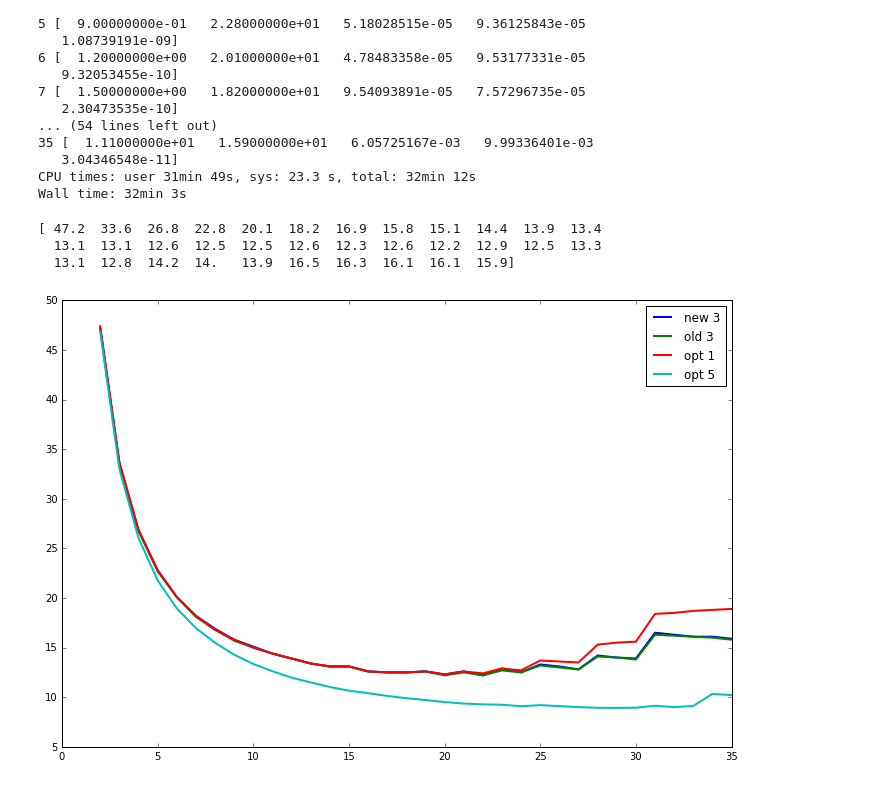
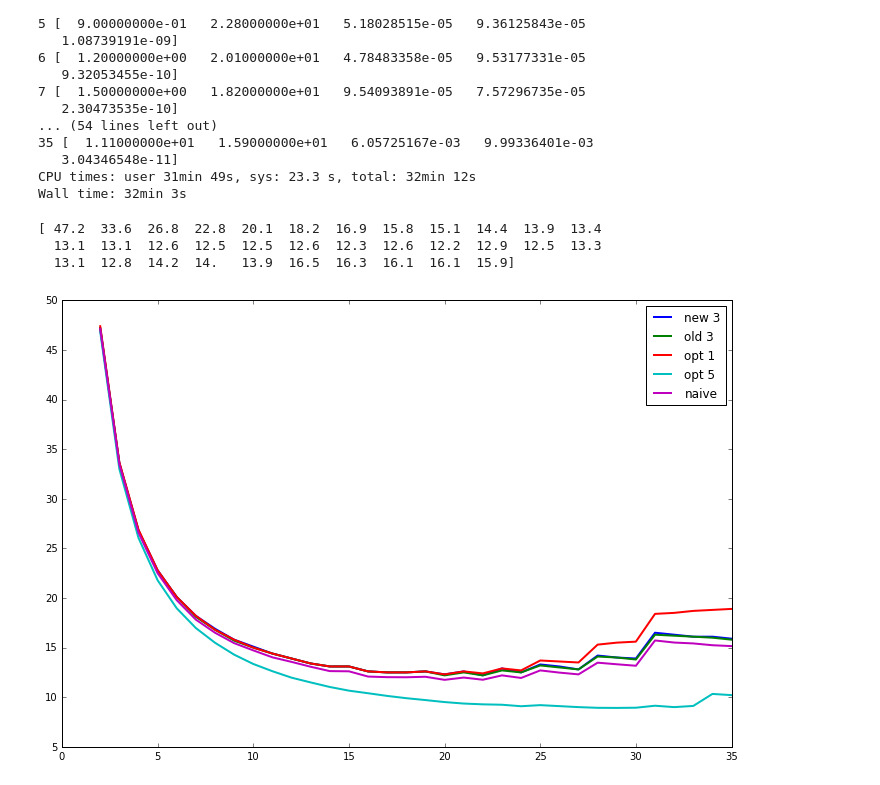
Before and after one commit to Lahaela/research-sahai, a Jupyter notebook: 160705/160705 Optimize Try 2.ipynb, the cells around one changed output. Drawn from its saved outputs; the diff is of its cells as text; code cells hidden in the pictures.

```diff
--- a/160705/160705 Optimize Try 2.ipynb
+++ b/160705/160705 Optimize Try 2.ipynb
@@ -577,18 +577,25 @@ for N in user_range:
    3.04346548e-11]
 CPU times: user 31min 49s, sys: 23.3 s, total: 32min 12s
 Wall time: 32min 3s
+# %%
+naive_shannon_waterfall = array([ 47.12,  33.48,  26.59,  22.5 ,  19.78,  17.82,  16.5 ,  15.45,
+        14.72,  14.02,  13.56,  13.07,  12.63,  12.61,  12.08,  12.02,
+        12.01,  12.06,  11.75,  11.98,  11.76,  12.2 ,  11.94,  12.7 ,
+        12.48,  12.3 ,  13.48,  13.32,  13.17,  15.72,  15.51,  15.42,
+        15.24,  15.15])
 # %%
 figure(figsize=(12,8))
 plot(user_range, optimize_3_data_2[:,1], lw=2.0, label='new 3')
 plot(user_range, optimize_3_data[:,1], lw=2.0, label='old 3')
 plot(user_range, optimize_1_data[:,1], lw=2.0, label='opt 1')
 plot(user_range, optimize_5_data[:,1], lw=2.0, label='opt 5')
+plot(user_range, naive_shannon_waterfall, lw=2.0, label='naive')
 legend(loc=0)
 print optimize_3_data_2[:,1]
 # %% [output]
 [ 47.2  33.6  26.8  22.8  20.1  18.2  16.9  15.8  15.1  14.4  13.9  13.4
   13.1  13.1  12.6  12.5  12.5  12.6  12.3  12.6  12.2  12.9  12.5  13.3
   13.1  12.8  14.2  14.   13.9  16.5  16.3  16.1  16.1  15.9]
-[figure, old version]
+[figure, new version]
 # %%
 # Compare with Shannon + Penalty
```
Also changed, not shown: parts of 7 cells of this notebook, 10 other files.
